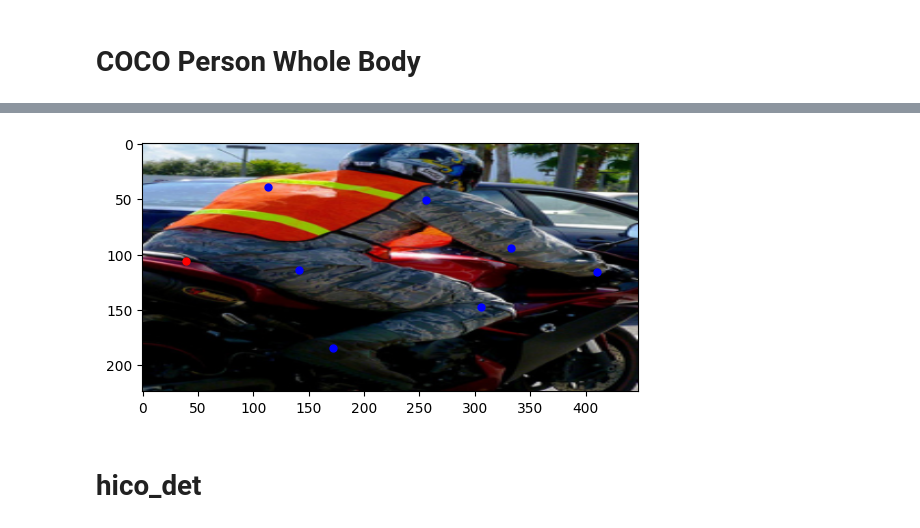
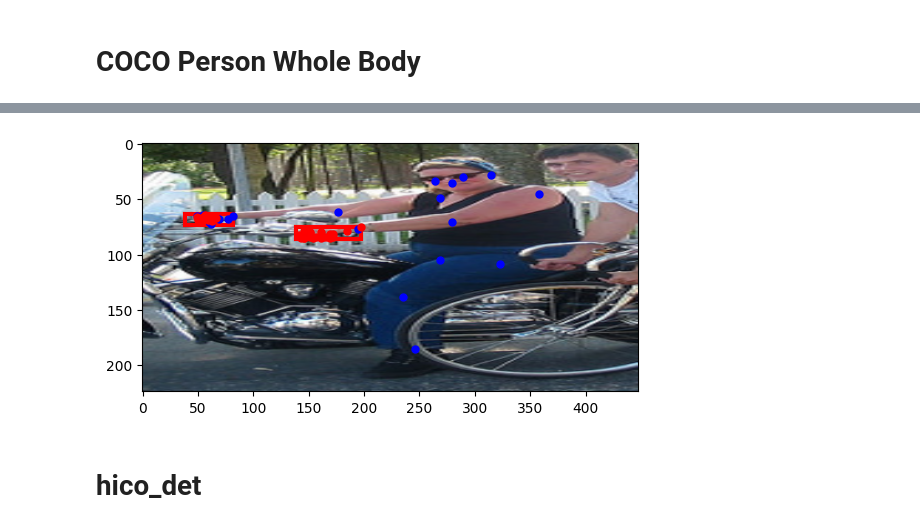
Before and after one commit to freya-aino/motion-capture, a Jupyter notebook: dataloader_test.ipynb, the cells around one changed output, grey strips where cells are left out. Saved outputs shown, nothing was run; the diff lists cells and outputs as text; code cells hidden in the pictures.

```diff
--- a/dataloader_test.ipynb
+++ b/dataloader_test.ipynb
@@ -120,7 +120,7 @@ len(wider_face_dataset)
 # %% [output]
 12206
 # %%
-test_i = 10
+test_i = 1
 
 # plot image with bounding boxes
 x, y = wider_face_dataset[test_i]
@@ -233,15 +326,14 @@ plt.gca().add_patch(
 import matplotlib.pyplot as plt
 from matplotlib import patches
 import torch as T
-
-from motion_capture.data.datasets import COCO2017GlobalPersonInstanceSegmentation
+# from motion_capture.data.datasets import COCO2017GlobalPersonInstanceSegmentation
 
 image_shape = (448, 224)
 person_instance_dataset = COCO2017GlobalPersonInstanceSegmentation(
     image_folder_path = "//192.168.2.206/data/datasets/COCO2017/images",
     annotation_folder_path = "//192.168.2.206/data/datasets/COCO2017/annotations",
     image_shape_WH=image_shape,
-    max_num_persons=10,
+    max_num_persons=1,
     max_segmentation_points=100
 )
 len(person_instance_dataset)
@@ -250,13 +342,13 @@ len(person_instance_dataset)
 # %%
-test_i = 124
+test_i = 79
 
 x, y = person_instance_dataset[test_i]
 
 plt.imshow((x.permute(1, 2, 0) * 255).round().byte().numpy())
 
 for i, bbox in enumerate(y["bboxes"]):
-    if y["bboxValidity"][i] == 0:
-        continue
+    # if y["bboxValidity"][i] == 0:
+    #     continue
 
     x1, y1, x2, y2 = bbox * T.tensor(image_shape * 2)
     plt.gca().add_patch(
@@ -269,8 +361,8 @@ for i, bbox in enumerate(y["bboxes"]):
 
 for i, segmentation in enumerate(y["segmentations"]):
     for j, point in enumerate(segmentation):
-        if y["segmentationValidity"][i][j] == 0:
-            continue
+        # if y["segmentationValidity"][i][j] == 0:
+        #     continue
 
         x_, y_ = point * T.tensor(image_shape)
         plt.plot(x_, y_, color="red", marker=".")
@@ -693,14 +748,14 @@ class COCO2017PersonWholeBodyDataset(data.Dataset):
 # %%
-# from motion_capture.data.datasets import COCO2017PersonWholeBodyDataset
+from motion_capture.data.datasets import COCO2017PersonWholeBody
 import matplotlib.pyplot as plt
 from matplotlib import patches
 import torch as T
 
 image_shape = (448, 224)
-coco_wholebody_dataset = COCO2017PersonWholeBodyDataset(
+coco_wholebody_dataset = COCO2017PersonWholeBody(
     annotations_folder_path="//192.168.2.206/data/datasets/COCO2017/annotations",
     image_folder_path="//192.168.2.206/data/datasets/COCO2017/images",
     image_shape_WH=image_shape,
     min_person_bbox_size=100
 )
-# len(coco_wholebody_dataset)
+len(coco_wholebody_dataset)
@@ -723,36 +764,36 @@ coco_wholebody_dataset.all_datapoints # ["bbox"].map(lambda x: x[2] * x[3]).hist
 # %%
-test_i = 0
+test_i = 119
 x, y = coco_wholebody_dataset[test_i]
 
 # plot person image
 plt.imshow((x * 255).permute(1, 2, 0).round().byte().numpy())
 
 # plot keypoints
 kpts = y["keypoints"]
 vis = y["keypointsVisibility"]
-val = y["keyponitsValidity"]
+val = y["keypointsValidity"]
 for j in range(kpts.shape[0]):
-    if vis[j]:
+    if vis.argmax(1)[j] == 1:
         plt.plot(kpts[j][0] * image_shape[0], kpts[j][1] * image_shape[1], "bo", markersize=5)
-    elif val[j]:
+    elif val.argmax(1)[j] == 1:
         plt.plot(kpts[j][0] * image_shape[0], kpts[j][1] * image_shape[1], "ro", markersize=5)
 
 # plot bounding boxes
-bboxes = [y["faceBbox"], y["leftHandBbox"], y["rightHandBbox"]]
+bboxes = [y["faceBbox"], y["lefthandBbox"], y["righthandBbox"]]
 for bbox in bboxes:
     x1, y1, x2, y2 = bbox * T.tensor(image_shape * 2)
     plt.gca().add_patch(
         patches.Rectangle(
             (x1, y1),
             x2 - x1, y2 - y1,
-            linewidth=1,
+            linewidth=3,
             edgecolor="red",
             facecolor="none"))
 
 
 plt.show()
 # %% [output]
-[figure, old version]
+[figure, new version]
 # %% [markdown]
 # hico_det
 # %%
```
Also changed, not shown: parts of 7 cells of this notebook, 13 other files.
